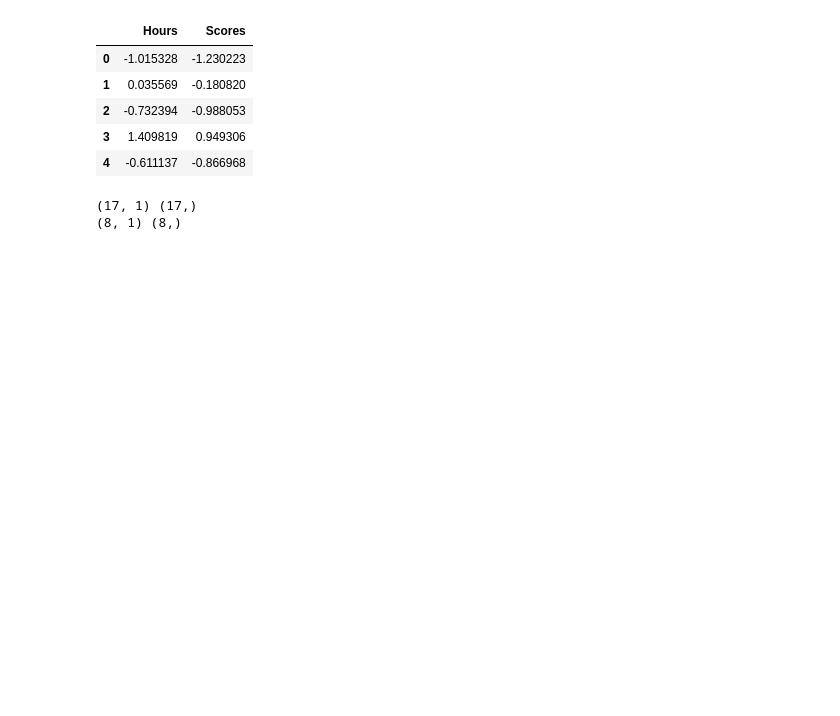
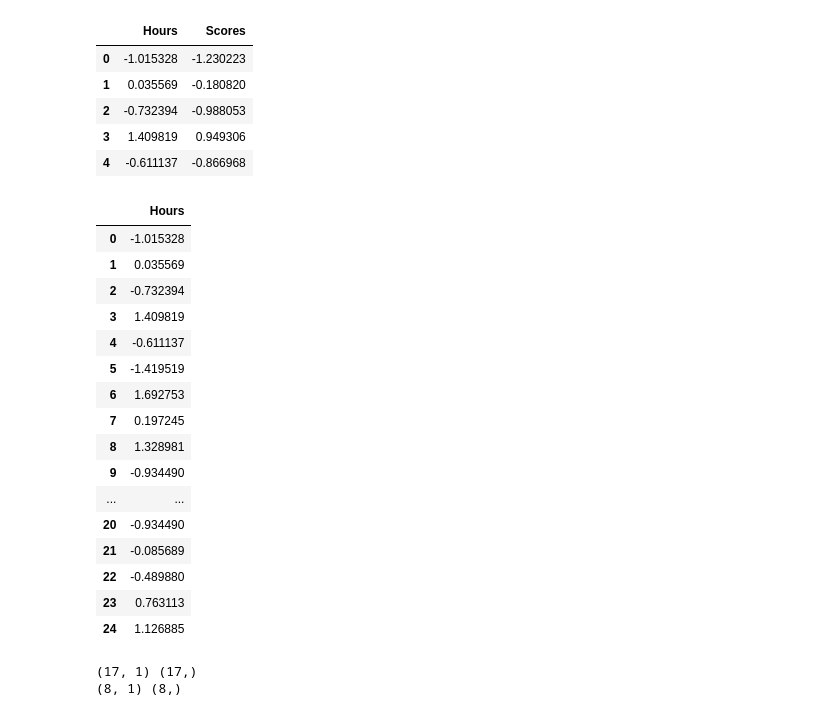
Before and after one commit to bansalkanav/Ultimate-Data-Science-Toolkit---From-Python-Basics-to-GenerativeAI, a Jupyter notebook: 10. Linear Regression/simple_linear_reg.ipynb, the cells around one changed output. Drawn from its saved outputs; the diff is of its cells as text; code cells hidden in the pictures; blank space fills up the shorter version.

```diff
--- a/10. Linear Regression/simple_linear_reg.ipynb
+++ b/10. Linear Regression/simple_linear_reg.ipynb
@@ -48,6 +85,26 @@ df.head()
 # %%
 target = df['Scores']
 data = df[['Hours']]
+# %%
+data
+# %% [output]
+|  | Hours |
+| 0 | -1.015328 |
+| 1 | 0.035569 |
+| 2 | -0.732394 |
+| 3 | 1.409819 |
+| 4 | -0.611137 |
+| 5 | -1.419519 |
+| 6 | 1.692753 |
+| 7 | 0.197245 |
+| 8 | 1.328981 |
+| 9 | -0.934490 |
+| ... | ... |
+| 20 | -0.934490 |
+| 21 | -0.085689 |
+| 22 | -0.489880 |
+| 23 | 0.763113 |
+| 24 | 1.126885 |
 # %%
 from sklearn.model_selection import train_test_split
 X_train, X_test, y_train, y_test = train_test_split(data, target, train_size=0.7, \
```
Also changed, not shown: parts of 48 cells of this notebook.
